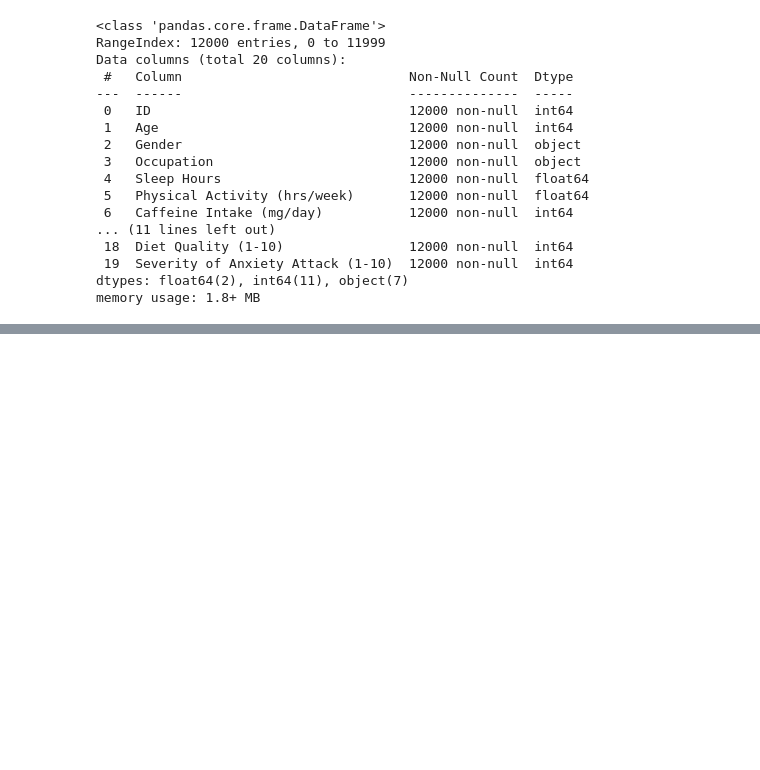
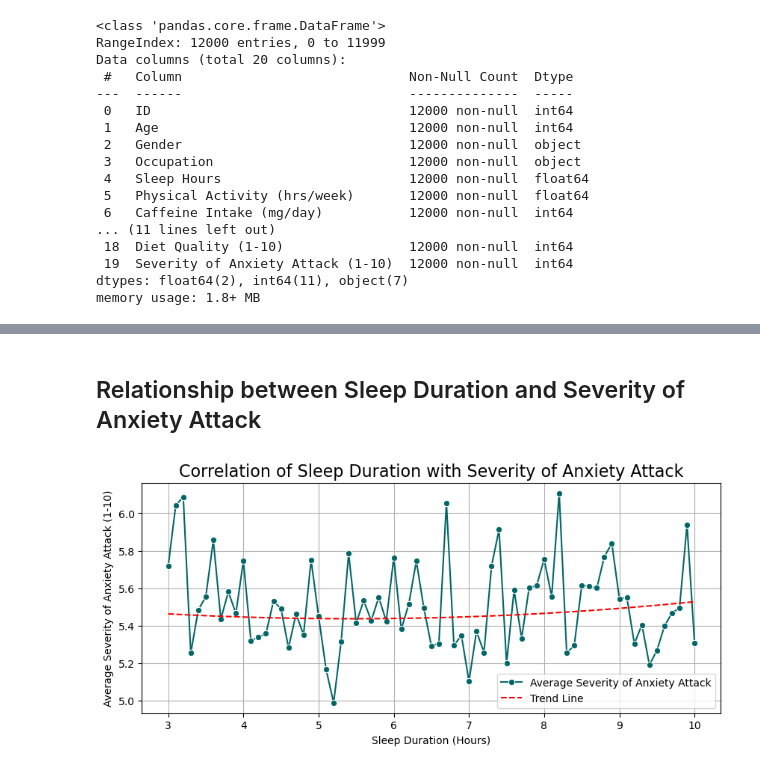
Before and after one commit to jonc1412/EDA-projects, a Jupyter notebook: anxiety-attack/anxiety_attack_analysis.ipynb, the cells around one changed output, grey strips where cells are left out. Saved outputs shown, nothing was run; the diff lists cells and outputs as text; code cells hidden in the pictures; blank space fills up the shorter version.

```diff
--- a/anxiety-attack/anxiety_attack_analysis.ipynb
+++ b/anxiety-attack/anxiety_attack_analysis.ipynb
@@ -189,0 +144,19 @@ plt.show()
+# %% [markdown]
+## Relationship between Sleep Duration and Severity of Anxiety Attack
+# %%
+x_anxiety = sleep_relationship['Sleep Hours']
+y_anxiety = sleep_relationship['Severity of Anxiety Attack (1-10)']
+
+trend_anxiety = np.poly1d(np.polyfit(x_anxiety, y_anxiety, 2))
+
+plt.figure(figsize=(10, 4))
+sns.lineplot(data=sleep_relationship, x='Sleep Hours', y='Severity of Anxiety Attack (1-10)', label='Average Severity of Anxiety Attack', marker='o', color=colors[9])
+plt.plot(x_stress, trend_stress(x_stress), label='Trend Line', linestyle='--', color='red')
+plt.title('Correlation of Sleep Duration with Severity of Anxiety Attack', fontsize=16)
+plt.xlabel('Sleep Duration (Hours)', fontsize=10)
+plt.ylabel('Average Severity of Anxiety Attack (1-10)', fontsize=10)
+plt.legend()
+plt.grid(True)
+plt.show()
+# %% [output]
+[figure, added]
```
Also changed, not shown: parts of 11 cells of this notebook.
